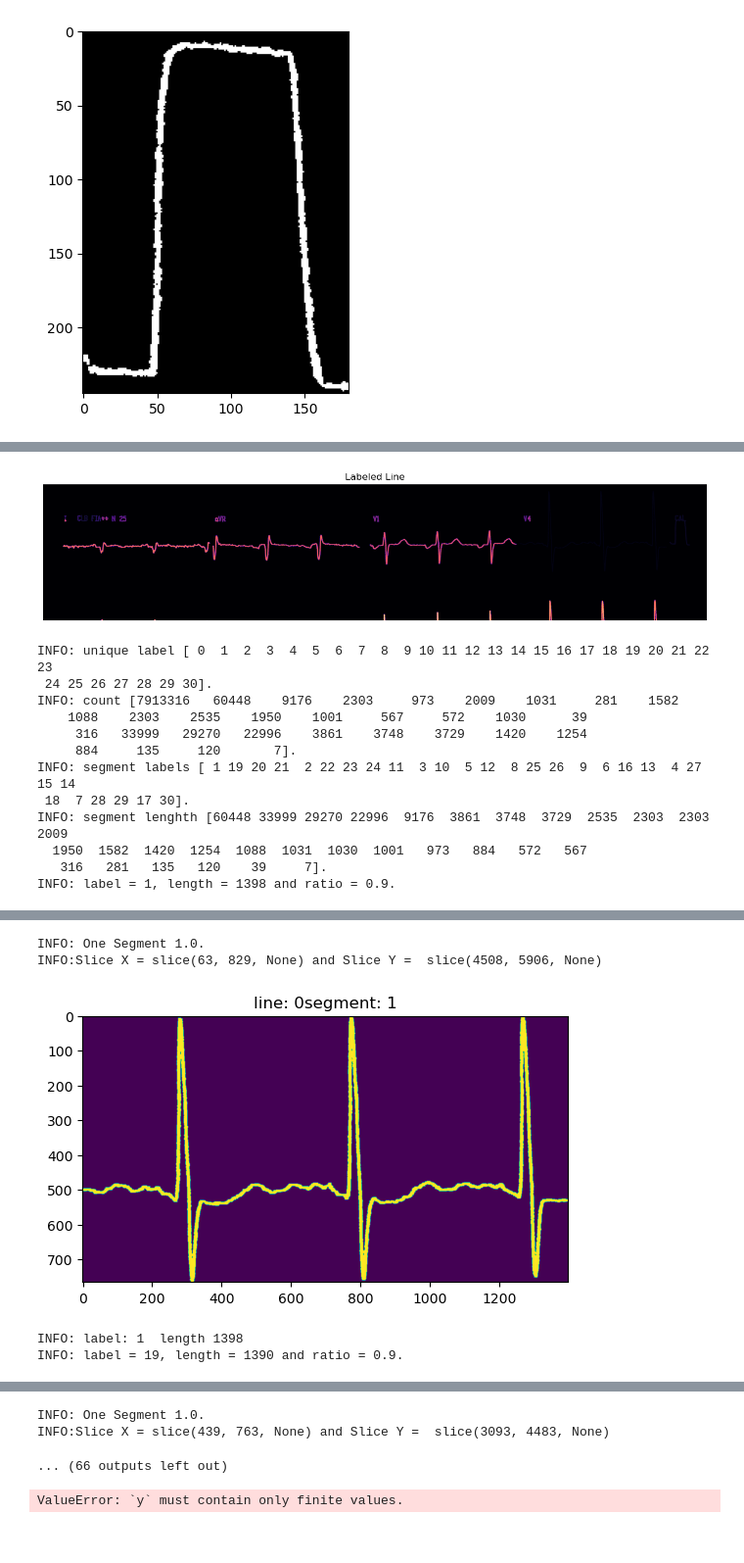
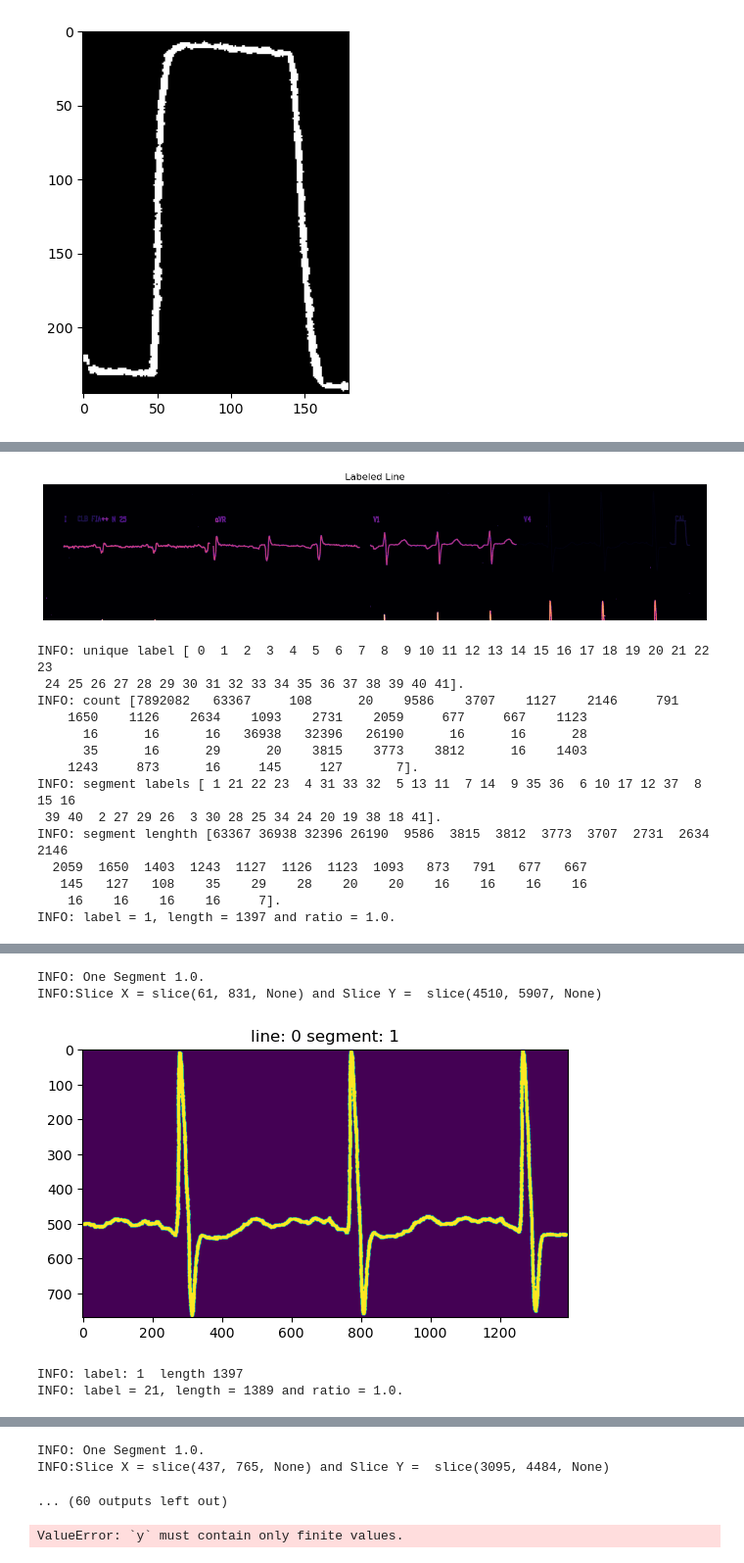
Before and after one commit to jamaral68/ecg-digitization-tool, a Jupyter notebook: edt_nb.ipynb, the cells around one changed output, grey strips where cells are left out. Shown at 98% size. Cells and saved outputs as stored; diff of their text form; code cells hidden in the pictures.

Commit message:
new segmentation strategy

```diff
--- a/edt_nb.ipynb
+++ b/edt_nb.ipynb
@@ -115,10 +160,17 @@ INFO: Image Shape (4015, 6287, 3).
 # %%
-#Filter color to remove the grid
-lower = (0, 0, 0) # black color
-upper = (255, 128, 128) # dark gray
-mask = cv.inRange(image, lower, upper)
-result = image.copy()
-result[mask != 255] = (255, 255, 255) # if it is not very dark set it to white
+img_hsv=cv.cvtColor(image, cv.COLOR_BGR2HSV)
+
+    #Filter color to remove the grid
+
+lower=(0,0,0) # black color
+upper=(179,255,220) # dark gray
+mask = cv.inRange(img_hsv, lower, upper)
+result = img_hsv.copy()
+result[mask!=255] = (255, 255, 255) # if it is not very dark set it to white
+
+    #Convert to gray scale
+image = cv.cvtColor(result, cv.COLOR_HSV2BGR )
+image_gray = cv.cvtColor(image, cv.COLOR_BGR2GRAY)
 
 #Convert to gray scale
 image_gray = cv.cvtColor(result, cv.COLOR_BGR2GRAY )
@@ -144,8 +196,5 @@ INFO: Binary image Shape (4015, 6287).
 # %%
-foreground  = 255 - th1
-contours, _ = cv.findContours(foreground, cv.RETR_LIST, cv.CHAIN_APPROX_SIMPLE)
-rectangular_contours = get_rectangular_contours(contours)
-
+foreground  = cv.morphologyEx(255-th1,cv.MORPH_DILATE,np.ones((2,2)),iterations=3)
 if verbose > 1:
     plt.imshow(foreground, cmap="gray")
     plt.show()
@@ -169,9 +202,0 @@ if verbose > 1:
-# %%
-# # ECG image extracted from the main image
-# #foreground = 255 - image_gray
-# foreground = 255 - th1[y_border+BORDER_GAP : y_border+h_border-BORDER_GAP,
-#                        x_border+BORDER_GAP : x_border+w_border-BORDER_GAP]
-# if verbose > 1:
-#     plt.imshow(foreground, cmap = "gray")
-#     plt.show()
-foreground = cv.morphologyEx(255 - th1, cv.MORPH_DILATE, np.ones((2, 3)), iterations=3)
@@ -265,6 +294,16 @@ for i, slx in enumerate(slices_x):
         # Pulse detection by template
         detected, location, similarity_value, x, y, wpulse, hpulse = detect_ref_pulse(line_copy, new_template)
         print("INFO: line {}: best similarity value = {} in {}".format(i, similarity_value, y))
+
+        if detected :
+              if  location =='right':
+                    sliced_labeled_line = labeled_line[:,0:y].copy()
+              elif location == 'left':
+                    sliced_labeled_line = labeled_line[:,y+int(wpulse):].copy()
+              else:
+                    sliced_labeled_line = labeled_line.copy()
+
+
     else:
         print("INFO: line {} has no pulse to detect".format(i))
         wpulse = np.nan
@@ -285,26 +324,28 @@ INFO: line 0: best similarity value = 0.6068991422653198 in 5938
 [figure]
 INFO: unique label [ 0  1  2  3  4  5  6  7  8  9 10 11 12 13 14 15 16 17 18 19 20 21 22 23
- 24 25 26 27 28 29 30].
-INFO: count [7913316   60448    9176    2303     973    2009    1031     281    1582
-    1088    2303    2535    1950    1001     567     572    1030      39
-     316   33999   29270   22996    3861    3748    3729    1420    1254
-     884     135     120       7].
-INFO: segment labels [ 1 19 20 21  2 22 23 24 11  3 10  5 12  8 25 26  9  6 16 13  4 27 15 14
- 18  7 28 29 17 30].
-INFO: segment lenghth [60448 33999 29270 22996  9176  3861  3748  3729  2535  2303  2303  2009
-  1950  1582  1420  1254  1088  1031  1030  1001   973   884   572   567
-   316   281   135   120    39     7].
-INFO: label = 1, length = 1398 and ratio = 0.9.
+ 24 25 26 27 28 29 30 31 32 33 34 35 36 37 38 39 40 41].
+INFO: count [7892082   63367     108      20    9586    3707    1127    2146     791
+    1650    1126    2634    1093    2731    2059     677     667    1123
+      16      16      16   36938   32396   26190      16      16      28
+      35      16      29      20    3815    3773    3812      16    1403
+    1243     873      16     145     127       7].
+INFO: segment labels [ 1 21 22 23  4 31 33 32  5 13 11  7 14  9 35 36  6 10 17 12 37  8 15 16
+ 39 40  2 27 29 26  3 30 28 25 34 24 20 19 38 18 41].
+INFO: segment lenghth [63367 36938 32396 26190  9586  3815  3812  3773  3707  2731  2634  2146
+  2059  1650  1403  1243  1127  1126  1123  1093   873   791   677   667
+   145   127   108    35    29    28    20    20    16    16    16    16
+    16    16    16    16     7].
+INFO: label = 1, length = 1397 and ratio = 1.0.
 [figure]
 INFO: One Segment 1.0.
-INFO:Slice X = slice(63, 829, None) and Slice Y =  slice(4508, 5906, None)
+INFO:Slice X = slice(61, 831, None) and Slice Y =  slice(4510, 5907, None)
-[figure, old version]
+[figure, new version]
-INFO: label: 1  length 1398
-INFO: label = 19, length = 1390 and ratio = 0.9.
+INFO: label: 1  length 1397
+INFO: label = 21, length = 1389 and ratio = 1.0.
 [figure]
 INFO: One Segment 1.0.
-INFO:Slice X = slice(439, 763, None) and Slice Y =  slice(3093, 4483, None)
+INFO:Slice X = slice(437, 765, None) and Slice Y =  slice(3095, 4484, None)
-... (66 outputs left out)
+... (60 outputs left out)
 # %%
 #TODO remove the rhythm form the list of lines
 if config_dict['rhythm'] != 0:
```
Also changed, not shown: parts of 26 cells of this notebook, 28 other files.
